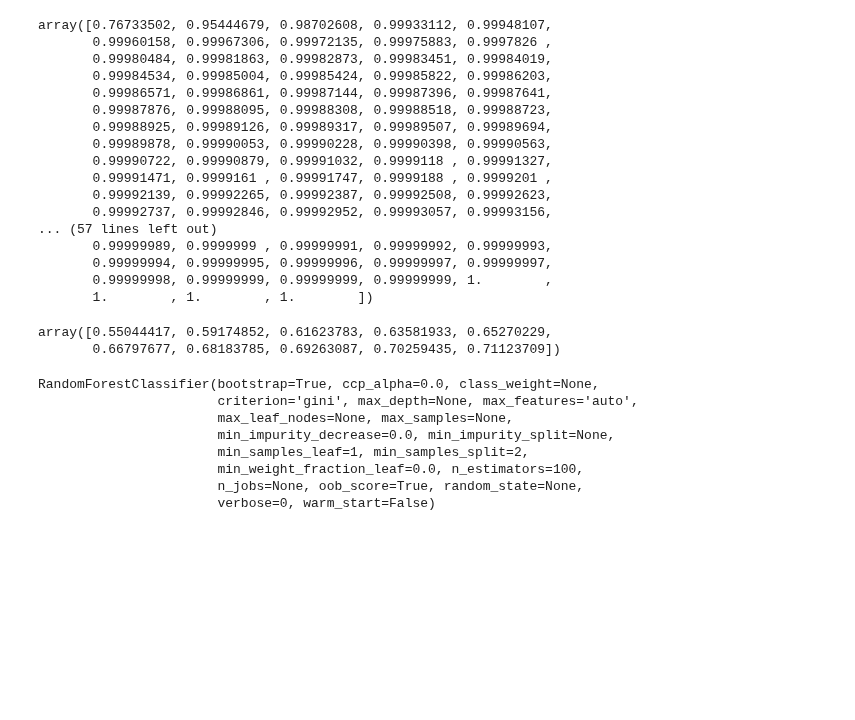
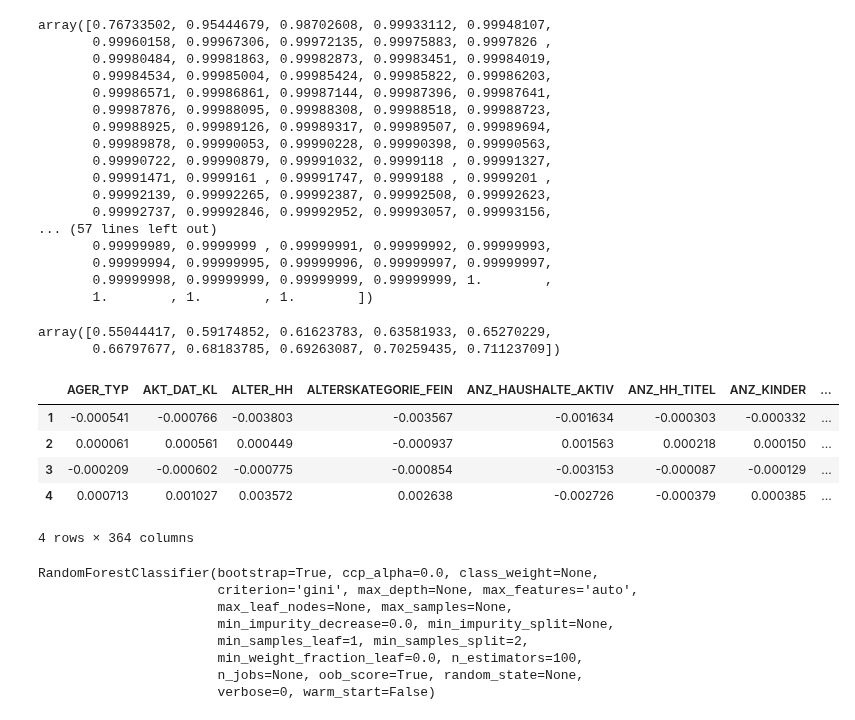
Before and after one commit to realmanisingh/population-segmentation, a Jupyter notebook: clustering.ipynb, the cells around one changed output. Saved outputs shown, nothing was run; the diff lists cells and outputs as text; code cells hidden in the pictures; blank space fills up the shorter version.

Commit message:
Created a dataframe that holds the correlations between the principal components and the features.
This helps with understanding what features are most influential for a given principal component. This can also be used to analyze feature importance for the customer data.

```diff
--- a/clustering.ipynb
+++ b/clustering.ipynb
@@ -329,6 +329,18 @@ pca = PCA(n_components=4)
 
 # Fitting the PCA model
 customer_data_reduced_4 = pca.fit_transform(customer_data)
+# %%
+# Creating a dataframe that contains the correlations between a principal component and the features
+component_makeup = pd.DataFrame(pca.components_, columns=customer_data.columns, index=[*range(1, 5)])
+# %%
+component_makeup.head()
+# %% [output]
+|  | AGER_TYP | AKT_DAT_KL | ALTER_HH | ALTERSKATEGORIE_FEIN | ANZ_HAUSHALTE_AKTIV | ANZ_HH_TITEL | ANZ_KINDER | ... |
+| 1 | -0.000541 | -0.000766 | -0.003803 | -0.003567 | -0.001634 | -0.000303 | -0.000332 | ... |
+| 2 | 0.000061 | 0.000561 | 0.000449 | -0.000937 | 0.001563 | 0.000218 | 0.000150 | ... |
+| 3 | -0.000209 | -0.000602 | -0.000775 | -0.000854 | -0.003153 | -0.000087 | -0.000129 | ... |
+| 4 | 0.000713 | 0.001027 | 0.003572 | 0.002638 | -0.002726 | -0.000379 | 0.000385 | ... |
+4 rows × 364 columns
 # %%
 # Implementing random forest for dimensionality reduction since using PCA does not give accurate results
 
```
